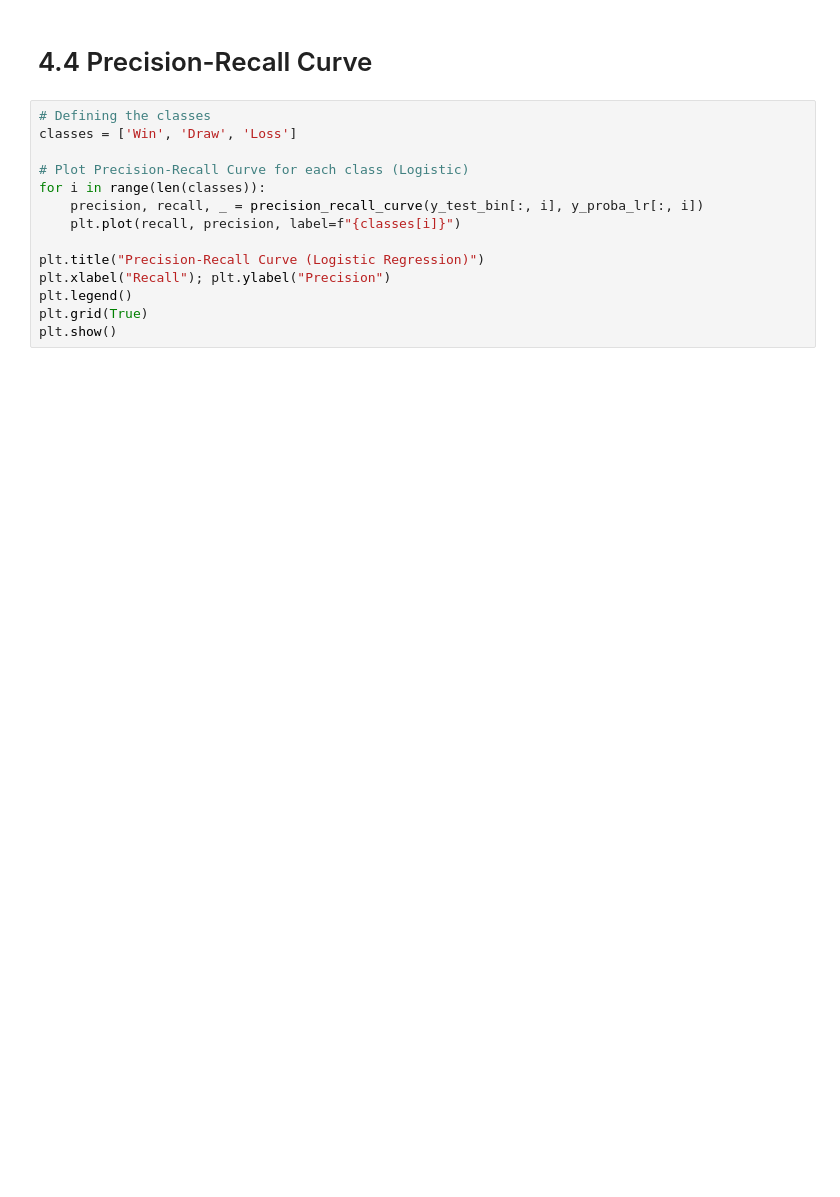
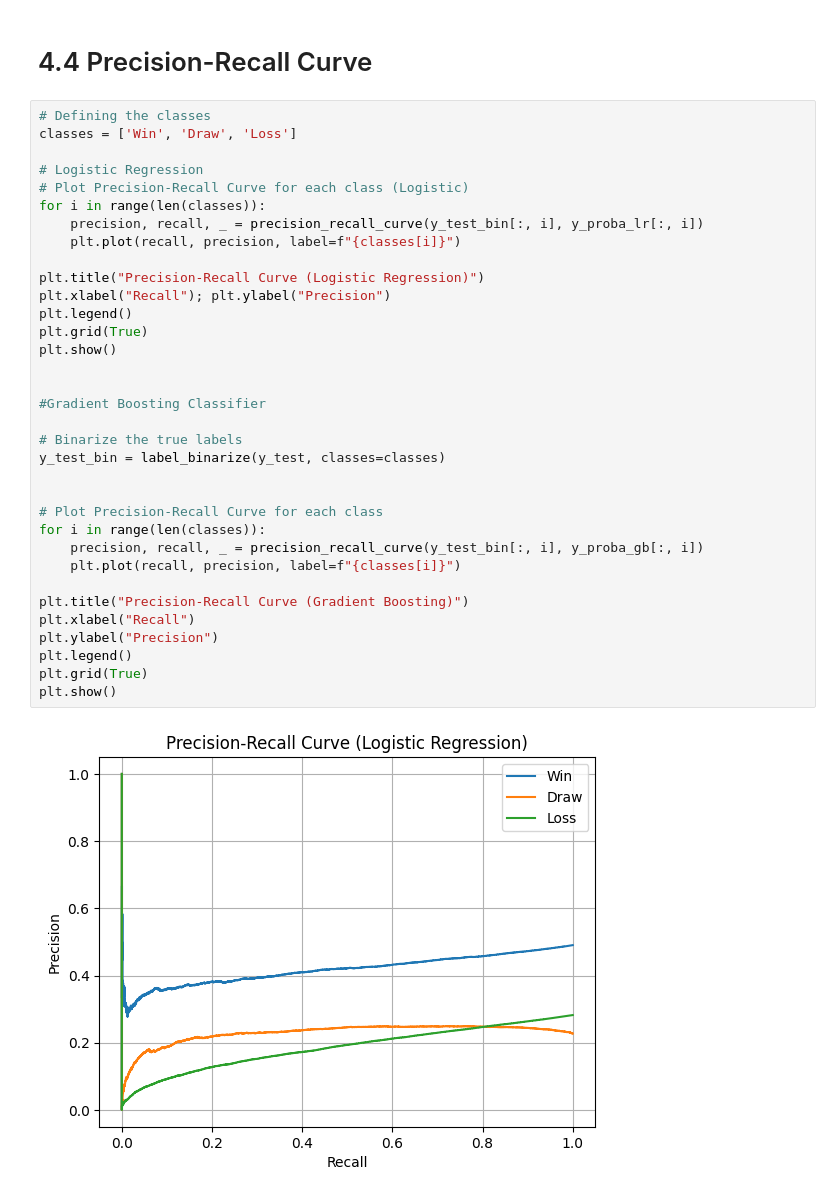
Before and after one commit to Leemisa/ML-Classification-Project, a Jupyter notebook: my_notebook.ipynb, the cells around one changed output. Saved outputs shown, nothing was run; the diff lists cells and outputs as text; blank space fills up the shorter version.

```diff
--- a/my_notebook.ipynb
+++ b/my_notebook.ipynb
@@ -364,14 +405,36 @@ NameError: name 'false' is not defined
 # %%
 # Defining the classes
 classes = ['Win', 'Draw', 'Loss']
 
+# Logistic Regression
 # Plot Precision-Recall Curve for each class (Logistic)
 for i in range(len(classes)):
     precision, recall, _ = precision_recall_curve(y_test_bin[:, i], y_proba_lr[:, i])
     plt.plot(recall, precision, label=f"{classes[i]}")
 
 plt.title("Precision-Recall Curve (Logistic Regression)")
 plt.xlabel("Recall"); plt.ylabel("Precision")
 plt.legend()
 plt.grid(True)
 plt.show()
+
+
+#Gradient Boosting Classifier
+
+# Binarize the true labels
+y_test_bin = label_binarize(y_test, classes=classes)
+
+
+# Plot Precision-Recall Curve for each class
+for i in range(len(classes)):
+    precision, recall, _ = precision_recall_curve(y_test_bin[:, i], y_proba_gb[:, i])
+    plt.plot(recall, precision, label=f"{classes[i]}")
+
+plt.title("Precision-Recall Curve (Gradient Boosting)")
+plt.xlabel("Recall")
+plt.ylabel("Precision")
+plt.legend()
+plt.grid(True)
+plt.show()
+# %% [output]
+[figure, added]
```
Also changed, not shown: parts of 10 cells of this notebook.
